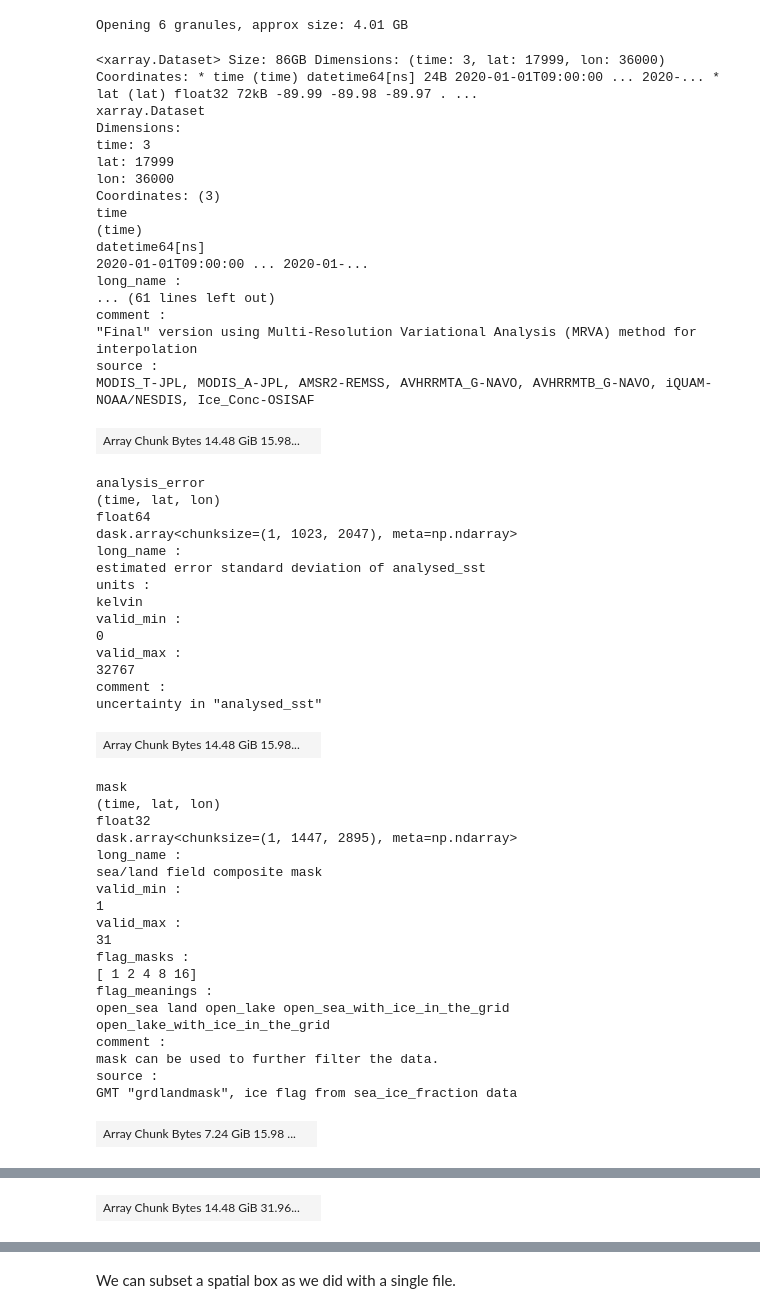
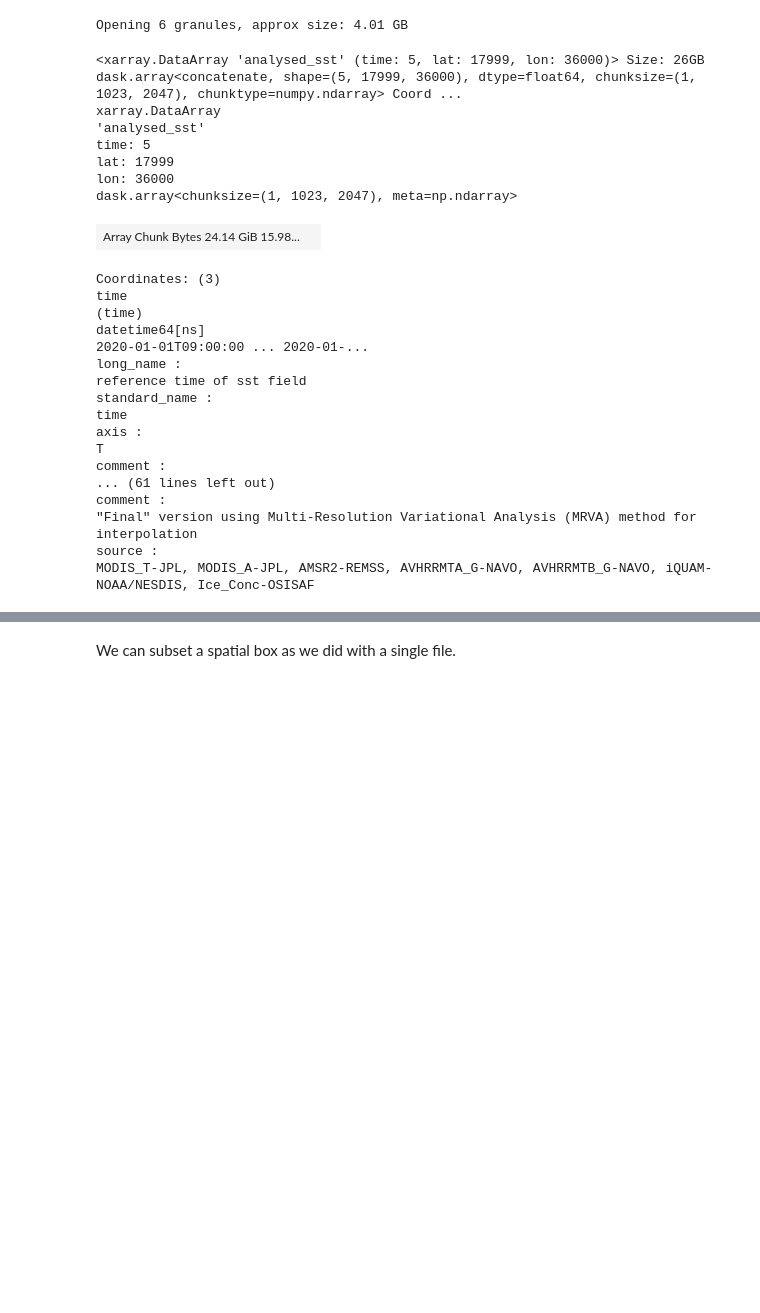
Before and after one commit to nmfs-opensci/EDMW-EarthData-Workshop-2024, a Jupyter notebook: tutorials/python/2-subset-and-plot.ipynb, the cells around one changed output, grey strips where cells are left out. Cells and saved outputs as stored; diff of their text form; code cells hidden in the pictures; blank space fills up the shorter version.

```diff
--- a/tutorials/python/2-subset-and-plot.ipynb
+++ b/tutorials/python/2-subset-and-plot.ipynb
@@ -168,57 +168,30 @@ ds = xr.open_mfdataset(fileset[0:5])
 # %% [output]
 Opening 6 granules, approx size: 4.01 GB
 # %%
-ds
+ds['analysed_sst']
 # %% [output]
-<xarray.Dataset> Size: 86GB Dimensions: (time: 3, lat: 17999, lon: 36000) Coordinates: * time (time) datetime64[ns] 24B 2020-01-01T09:00:00 ... 2020-... * lat (lat) float32 72kB -89.99 -89.98 -89.97 . ...
-xarray.Dataset
-Dimensions:
-time: 3
+<xarray.DataArray 'analysed_sst' (time: 5, lat: 17999, lon: 36000)> Size: 26GB dask.array<concatenate, shape=(5, 17999, 36000), dtype=float64, chunksize=(1, 1023, 2047), chunktype=numpy.ndarray> Coord ...
+xarray.DataArray
+'analysed_sst'
+time: 5
 lat: 17999
 lon: 36000
-Coordinates: (3)
-time
-(time)
-datetime64[ns]
-2020-01-01T09:00:00 ... 2020-01-...
-long_name :
-... (61 lines left out)
-comment :
-"Final" version using Multi-Resolution Variational Analysis (MRVA) method for interpolation
-source :
-MODIS_T-JPL, MODIS_A-JPL, AMSR2-REMSS, AVHRRMTA_G-NAVO, AVHRRMTB_G-NAVO, iQUAM-NOAA/NESDIS, Ice_Conc-OSISAF
+dask.array<chunksize=(1, 1023, 2047), meta=np.ndarray>
-| Array Chunk Bytes 14.48 GiB 15.98... |  |
+| Array Chunk Bytes 24.14 GiB 15.98... |  |
-analysis_error
-(time, lat, lon)
-float64
-dask.array<chunksize=(1, 1023, 2047), meta=np.ndarray>
+Coordinates: (3)
+time
+(time)
+datetime64[ns]
+2020-01-01T09:00:00 ... 2020-01-...
 long_name :
-estimated error standard deviation of analysed_sst
-units :
-kelvin
-valid_min :
-0
-valid_max :
-32767
+reference time of sst field
+standard_name :
+time
+axis :
+T
 comment :
-uncertainty in "analysed_sst"
+... (61 lines left out)
+comment :
+"Final" version using Multi-Resolution Variational Analysis (MRVA) method for interpolation
+source :
+MODIS_T-JPL, MODIS_A-JPL, AMSR2-REMSS, AVHRRMTA_G-NAVO, AVHRRMTB_G-NAVO, iQUAM-NOAA/NESDIS, Ice_Conc-OSISAF
-| Array Chunk Bytes 14.48 GiB 15.98... |  |
-mask
-(time, lat, lon)
-float32
-dask.array<chunksize=(1, 1447, 2895), meta=np.ndarray>
-long_name :
-sea/land field composite mask
-valid_min :
-1
-valid_max :
-31
-flag_masks :
-[ 1 2 4 8 16]
-flag_meanings :
-open_sea land open_lake open_sea_with_ice_in_the_grid open_lake_with_ice_in_the_grid
-comment :
-mask can be used to further filter the data.
-source :
-GMT "grdlandmask", ice flag from sea_ice_fraction data
-| Array Chunk Bytes 7.24 GiB 15.98 ... |  |
@@ -241 +197,0 @@ ice fraction is a dimensionless quantity between 0 and 1; it has been interpolat
-| Array Chunk Bytes 14.48 GiB 31.96... |  |
```
Also changed, not shown: parts of 1 cell of this notebook, 8 other files.
